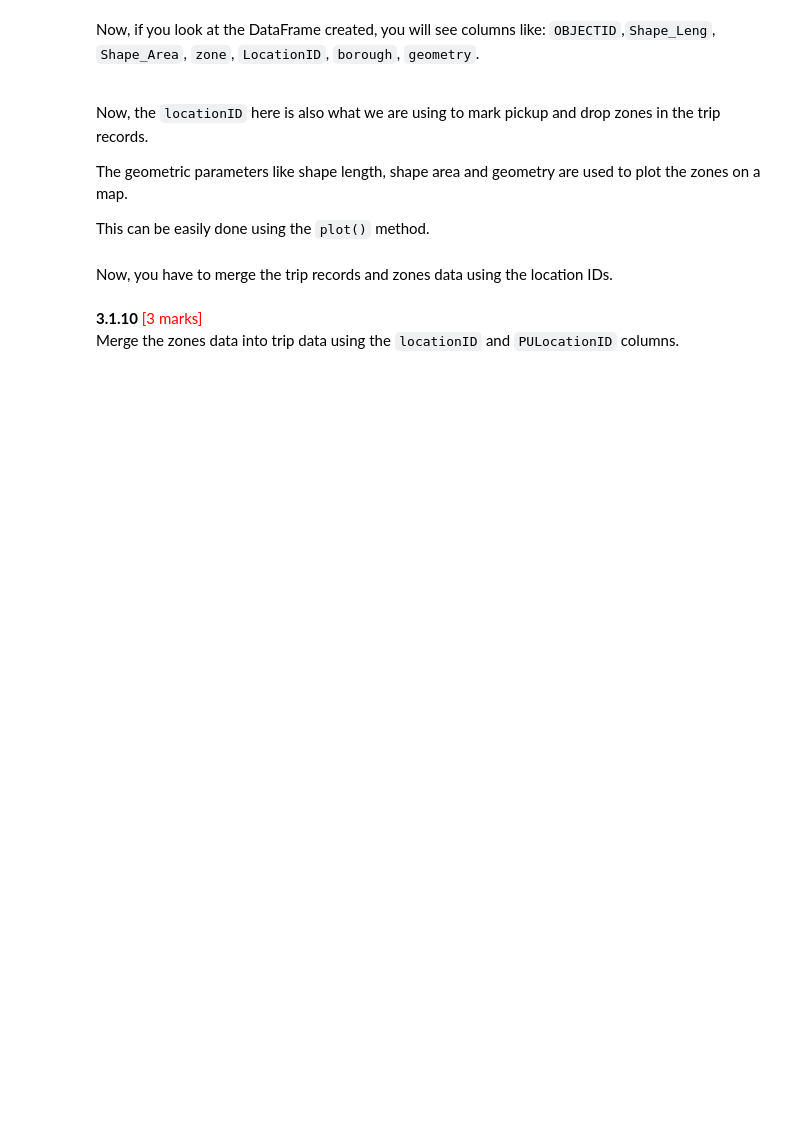
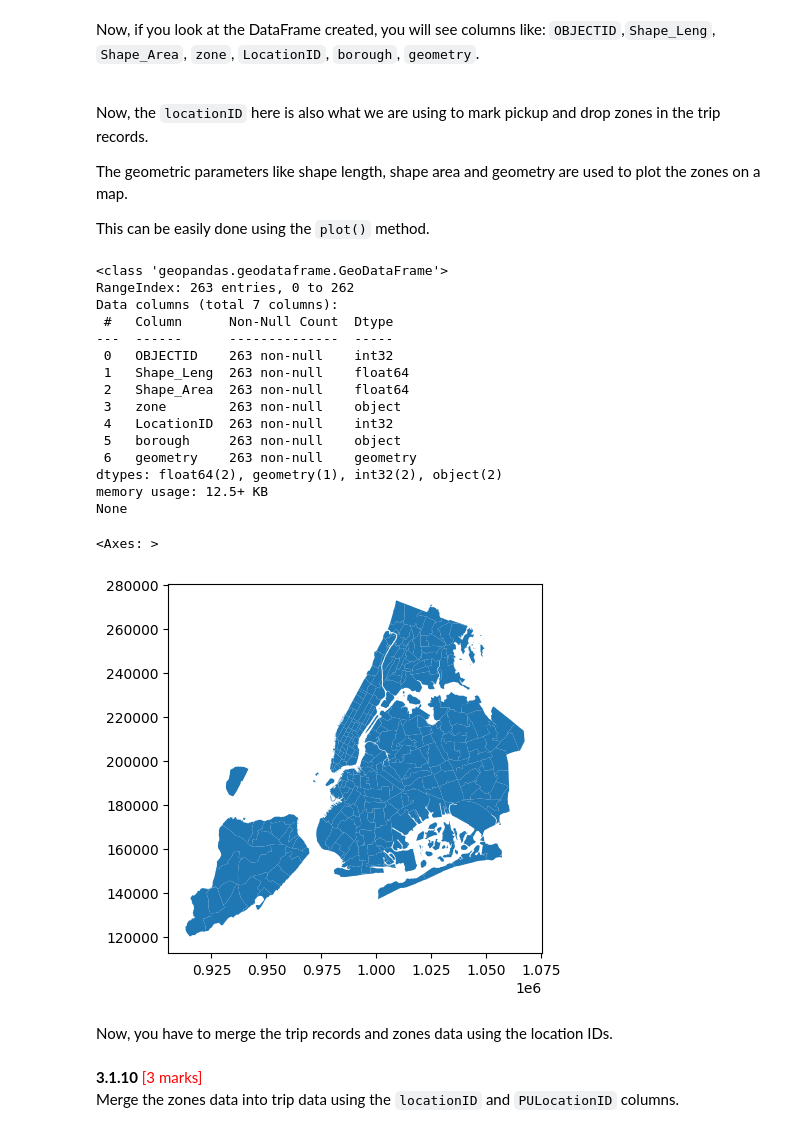
Before and after one commit to ashwanikryadav/upgrad2025, a Jupyter notebook: EDA_Optimising_NYC_Taxis/EDA_Assg_NYC_Taxi_Starter.ipynb, the cells around one changed output. Saved outputs shown, nothing was run; the diff lists cells and outputs as text; code cells hidden in the pictures; blank space fills up the shorter version.

```diff
--- a/EDA_Optimising_NYC_Taxis/EDA_Assg_NYC_Taxi_Starter.ipynb
+++ b/EDA_Optimising_NYC_Taxis/EDA_Assg_NYC_Taxi_Starter.ipynb
@@ -891,3 +897,31 @@ This can be easily done using the `plot()` method.
+# %%
+# print(zones.info())
+# zones.plot()
+# import geopandas as gpd
+import geopandas as gpd
+
+# Read the shapefile using geopandas
+zones = gpd.read_file(f"D:\\WorkSpace\\Assignment\\EDA_Optimising_NYC_Taxis\\Data\\taxi_zones\\taxi_zones.shp") # read the .shp file using gpd
+print(zones.info())
+zones.plot()
+# %% [output]
+<class 'geopandas.geodataframe.GeoDataFrame'>
+RangeIndex: 263 entries, 0 to 262
+Data columns (total 7 columns):
+ #   Column      Non-Null Count  Dtype
+---  ------      --------------  -----
+ 0   OBJECTID    263 non-null    int32
+ 1   Shape_Leng  263 non-null    float64
+ 2   Shape_Area  263 non-null    float64
+ 3   zone        263 non-null    object
+ 4   LocationID  263 non-null    int32
+ 5   borough     263 non-null    object
+ 6   geometry    263 non-null    geometry
+dtypes: float64(2), geometry(1), int32(2), object(2)
+memory usage: 12.5+ KB
+None
+<Axes: >
+[figure, added]
 # %% [markdown]
 Now, you have to merge the trip records and zones data using the location IDs.
 # %% [markdown]
```
Also changed, not shown: parts of 9 cells of this notebook.
